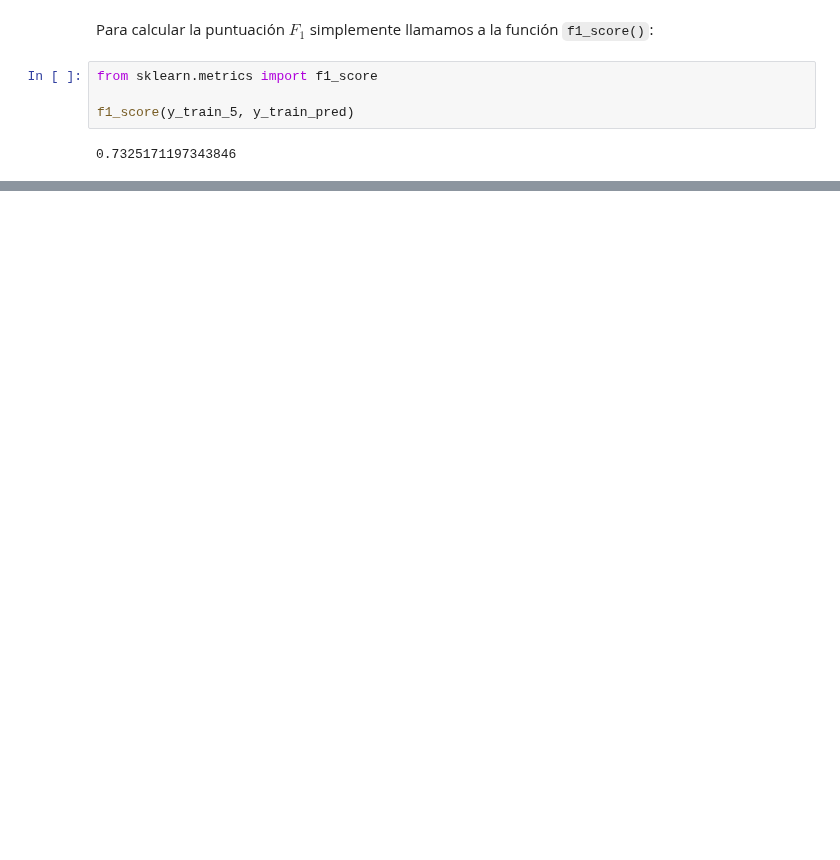
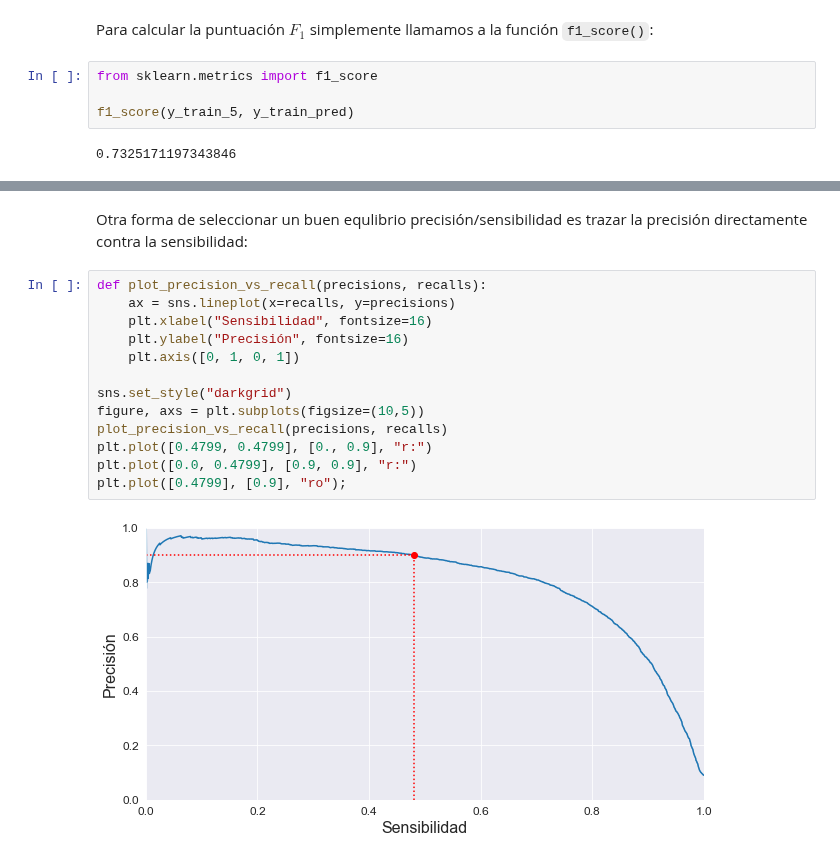
Before and after one commit to SgtSteiner/DataScience, a Jupyter notebook: handson-ml/Ch.03.Clasificación.ipynb, the cells around one changed output, grey strips where cells are left out. Cells and saved outputs as stored; diff of their text form; blank space fills up the shorter version.

```diff
--- a/handson-ml/Ch.03.Clasificación.ipynb
+++ b/handson-ml/Ch.03.Clasificación.ipynb
@@ -281,0 +351,17 @@ Desafortunadamente, no podemos tenerlo de las dos maneras: aumentar la precisió
+# %% [markdown]
+Otra forma de seleccionar un buen equlibrio precisión/sensibilidad es trazar la precisión directamente contra la sensibilidad:
+# %%
+def plot_precision_vs_recall(precisions, recalls):
+    ax = sns.lineplot(x=recalls, y=precisions)
+    plt.xlabel("Sensibilidad", fontsize=16)
+    plt.ylabel("Precisión", fontsize=16)
+    plt.axis([0, 1, 0, 1])
+
+sns.set_style("darkgrid")
+figure, axs = plt.subplots(figsize=(10,5))
+plot_precision_vs_recall(precisions, recalls)
+plt.plot([0.4799, 0.4799], [0., 0.9], "r:")
+plt.plot([0.0, 0.4799], [0.9, 0.9], "r:")
+plt.plot([0.4799], [0.9], "ro");
+# %% [output]
+[figure, added]
```
Also changed, not shown: parts of 72 cells of this notebook, 4 other files.
